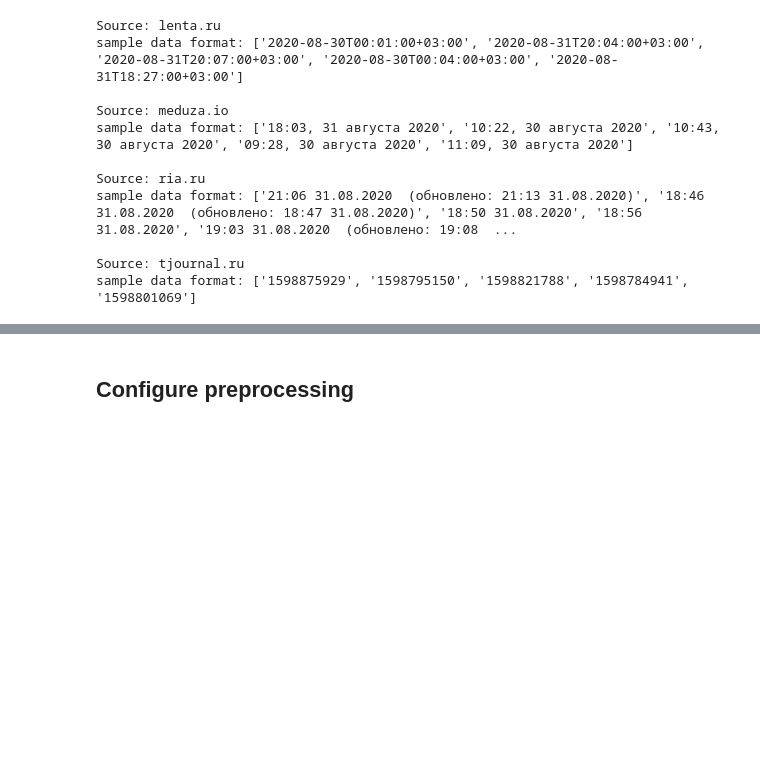
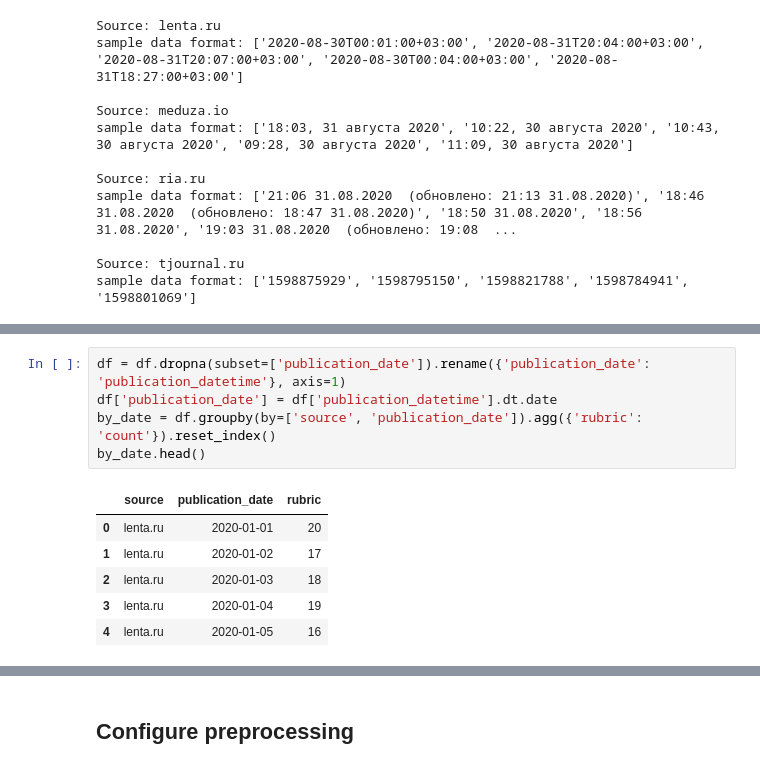
Before and after one commit to IrinaArmstrong/Keywords-Extraction, a Jupyter notebook: notebooks/KeyWords Extraction - TextRank.ipynb, the cells around one changed output, grey strips where cells are left out. Saved outputs shown, nothing was run; the diff lists cells and outputs as text; blank space fills up the shorter version.

```diff
--- a/notebooks/KeyWords Extraction - TextRank.ipynb
+++ b/notebooks/KeyWords Extraction - TextRank.ipynb
@@ -206,0 +269,12 @@ def convert_datetime(date):
+# %%
+df = df.dropna(subset=['publication_date']).rename({'publication_date': 'publication_datetime'}, axis=1)
+df['publication_date'] = df['publication_datetime'].dt.date
+by_date = df.groupby(by=['source', 'publication_date']).agg({'rubric': 'count'}).reset_index()
+by_date.head()
+# %% [output]
+|  | source | publication_date | rubric |
+| 0 | lenta.ru | 2020-01-01 | 20 |
+| 1 | lenta.ru | 2020-01-02 | 17 |
+| 2 | lenta.ru | 2020-01-03 | 18 |
+| 3 | lenta.ru | 2020-01-04 | 19 |
+| 4 | lenta.ru | 2020-01-05 | 16 |
```
Also changed, not shown: parts of 14 cells of this notebook, 1 other file.
